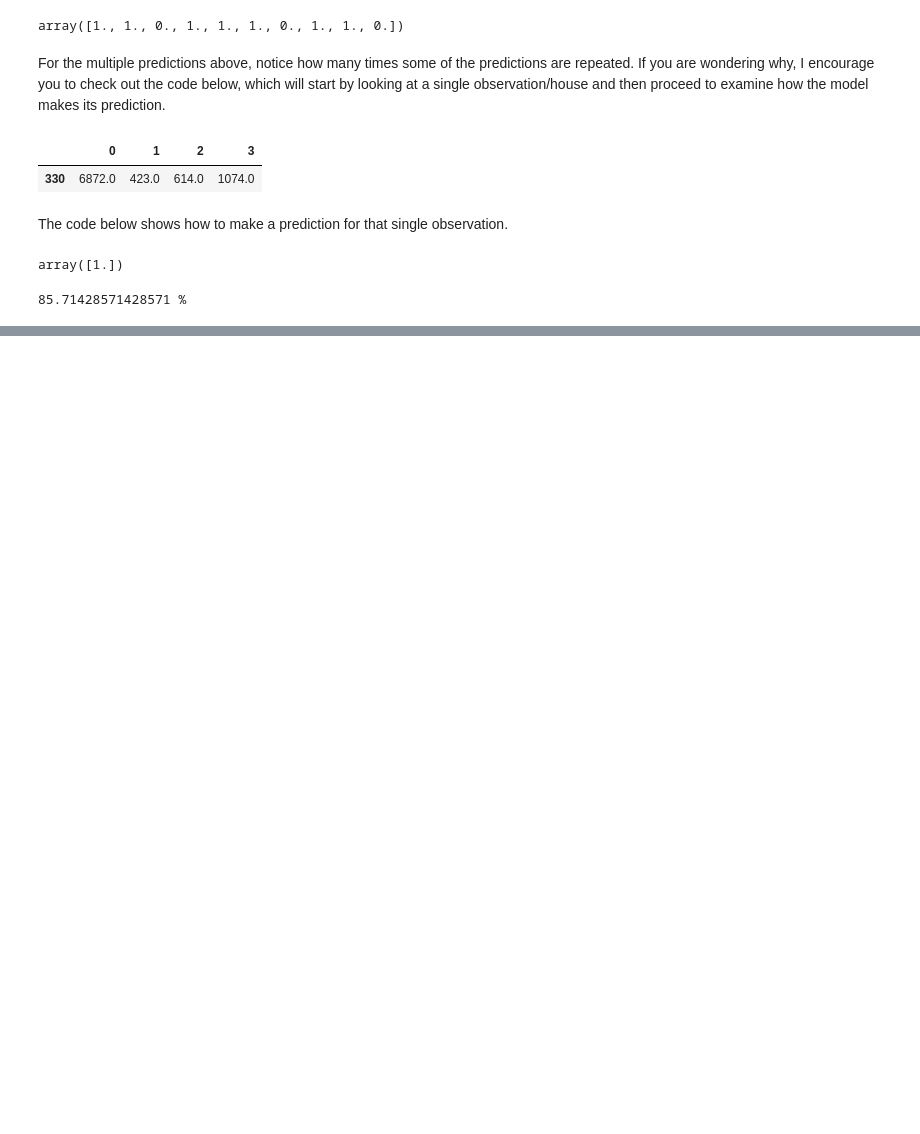
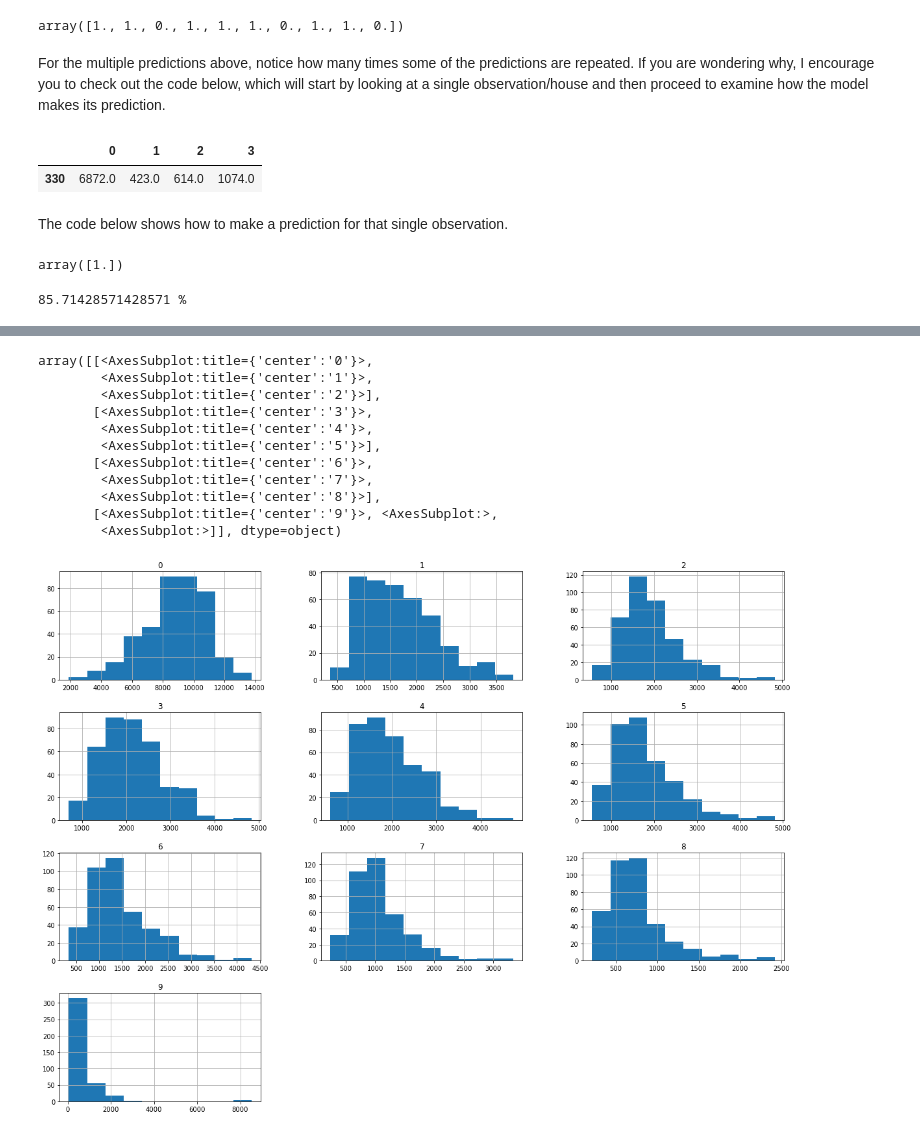
Before and after one commit to codeWithDevMA/brain_tumor_detector, a Jupyter notebook: imed.ipynb, the cells around one changed output, grey strips where cells are left out. Saved outputs shown, nothing was run; the diff lists cells and outputs as text; code cells hidden in the pictures; blank space fills up the shorter version.

Commit message:
sift

```diff
--- a/imed.ipynb
+++ b/imed.ipynb
@@ -19,6 +19,7 @@ plt.imshow(img)
 [figure]
 # %%
 def histogram(img, nb_int):
+    vector = np.vectorize(np.int_)
     n = img.shape[0]
     m = img.shape[1]
     x = 256 / nb_int
@@ -26,7 +27,7 @@ def histogram(img, nb_int):
     for i in range(n):
         for j in range(m):
             k = img[i, j] / x
-            hist_val[int(k)] += 1
+            hist_val[vector(k)] += 1
     return hist_val
 # %%
 hist=histogram(img, 8)
@@ -275,0 +299,30 @@ print(score*100,'%')
+# %%
+size = (128, 128)
+
+X_data_no_sift = []
+X_data_yes_sift = []
+nbysplit = 2
+nbxsplit = 2
+no_images = glob.glob("./Dataset/brain_tumor_dataset/no/"+'*')
+yes_images = glob.glob("./Dataset/brain_tumor_dataset/yes/"+'*')
+
+for myFile in no_images:
+    image_no = cv2.imread(myFile)
+    spl_images_no = split(image_no, nbxsplit, nbysplit)
+    for i in range(nbysplit*nbxsplit):
+        X_data_no=(cv2.resize(cv2.cvtColor(cv2.detailEnhance(
+            spl_images_no[i], sigma_s=81, sigma_r=0.15), cv2.COLOR_BGR2GRAY), size, interpolation=cv2.INTER_AREA))
+        nbr_features = SIFT(X_data_no, Filter=False)
+        X_data_no_sift.append(nbr_features)
+for myFile in yes_images:
+    image_yes = cv2.imread(myFile)
+    spl_images_yes = (split(image_yes, nbxsplit, nbysplit))
+    for i in range(nbysplit*nbxsplit):
+        X_data_yes=(cv2.resize(cv2.cvtColor(cv2.detailEnhance(spl_images_yes[i], sigma_s=15, sigma_r=0.15), cv2.COLOR_BGR2GRAY),
+                                     size, interpolation=cv2.INTER_AREA))
+        nbr_features = SIFT(X_data_yes, Filter=True)
+        X_data_yes_sift.append(nbr_features)
+# %%
+histo_no_sift = []
+for i in range(len(X_data_no_sift)):
+    histo_no_sift.append(histogram(X_data_no_sift[i], 10))
@@ -275,0 +333,4 @@ print(score*100,'%')
+# %%
+df_no_sift = pd.DataFrame(histo_no_sift)
+df_no_sift.to_csv('histo_no_sift.csv', index=False)
+print(df_no_sift)
@@ -275,0 +417,15 @@ print(score*100,'%')
+# %%
+df_no_sift.hist(figsize=(20,15))
+# %% [output]
+array([[<AxesSubplot:title={'center':'0'}>,
+        <AxesSubplot:title={'center':'1'}>,
+        <AxesSubplot:title={'center':'2'}>],
+       [<AxesSubplot:title={'center':'3'}>,
+        <AxesSubplot:title={'center':'4'}>,
+        <AxesSubplot:title={'center':'5'}>],
+       [<AxesSubplot:title={'center':'6'}>,
+        <AxesSubplot:title={'center':'7'}>,
+        <AxesSubplot:title={'center':'8'}>],
+       [<AxesSubplot:title={'center':'9'}>, <AxesSubplot:>,
+        <AxesSubplot:>]], dtype=object)
+[figure, added]
```
Also changed, not shown: parts of 14 cells of this notebook, 4 other files.
